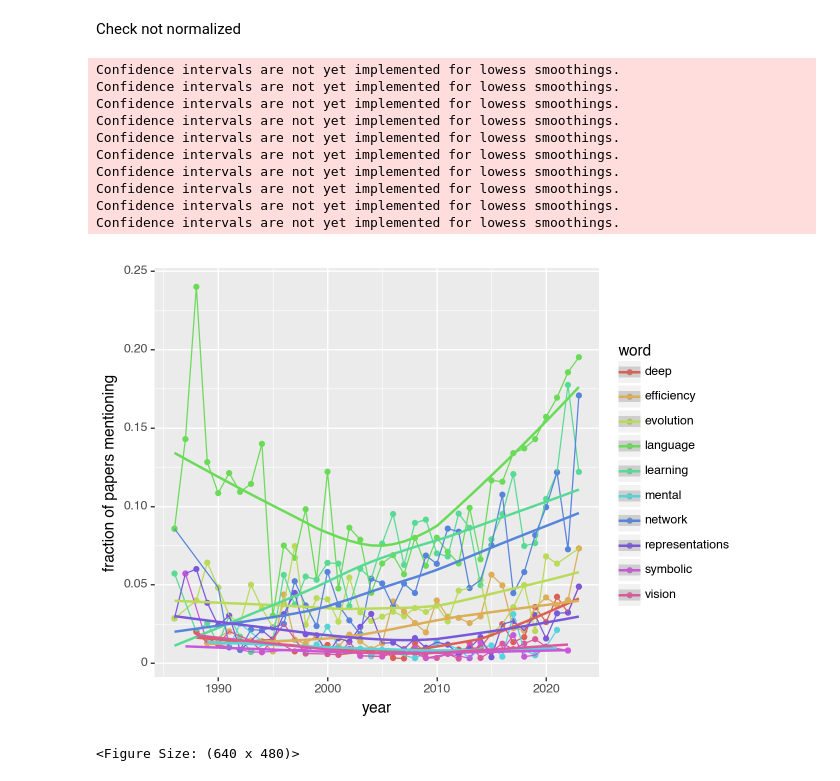
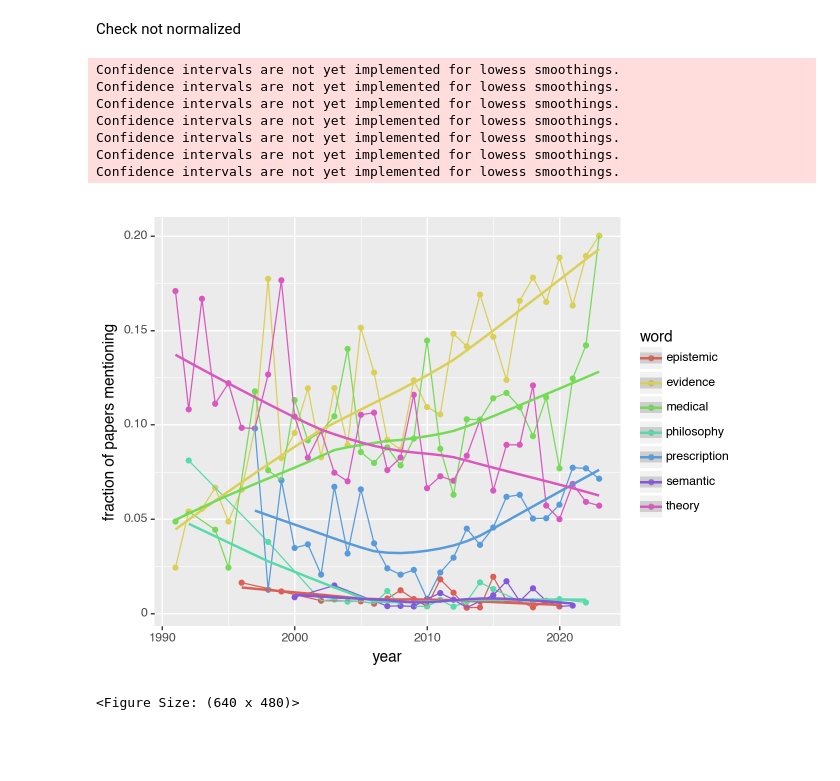
Before and after one commit to nathimel/sciterra, a Jupyter notebook: src/examples/scratch/analysis.ipynb, the cells around one changed output. Saved outputs shown, nothing was run; the diff lists cells and outputs as text; code cells hidden in the pictures; blank space fills up the shorter version.

Commit message:
semantic scholar may need to be filtered by topic during expansions

```diff
--- a/src/examples/scratch/analysis.ipynb
+++ b/src/examples/scratch/analysis.ipynb
@@ -119,51 +119,62 @@ data = pd.concat(dfs)
 #     "dark",
 # ]
 
+# words = [
+#     "language",
+#     "communication",
+#     "vision",
+#     "deep",
+#     "learning",
+#     "network",
+#     "evolution",
+#     "symbolic",
+#     "efficiency",
+#     "machine",
+# ]
+
+# the results are pretty weird / counterintuitive for philosophy. We may need to implement a restriction to specific fields; though this will further limit our sample size.
+# it feels likely that biomedical + computer science + physics + astronomy are the best represented in semantic scholar.
 words = [
-    "language",
-    "vision",
-    "deep",
-    "learning",
-    "network",
-    "evolution",
-    "symbolic",
-    "efficiency",
-    "machine",
+    "philosophy",
+    "evidence",
+    "theory",
+    "epistemic",
+    "semantic",
+    # confounds
+    "medical",
+    "prescription",
 ]
 
 data = data[data["word"].isin(words)]
 data
 
 (
     pn.ggplot(data, pn.aes(x="year", y="fraction of papers mentioning"))
     + pn.geom_point(
         mapping=pn.aes(
             color="word",
         )
     )
     + pn.geom_line(
         mapping=pn.aes(
             color="word",
         )
     )
     + pn.geom_smooth(
         mapping=pn.aes(
             color="word",
         )
     )
 )
 # %% [output]
 Confidence intervals are not yet implemented for lowess smoothings.
 Confidence intervals are not yet implemented for lowess smoothings.
 Confidence intervals are not yet implemented for lowess smoothings.
 Confidence intervals are not yet implemented for lowess smoothings.
 Confidence intervals are not yet implemented for lowess smoothings.
 Confidence intervals are not yet implemented for lowess smoothings.
 Confidence intervals are not yet implemented for lowess smoothings.
-Confidence intervals are not yet implemented for lowess smoothings.
-Confidence intervals are not yet implemented for lowess smoothings.
-Confidence intervals are not yet implemented for lowess smoothings.
-[figure, old version]
+[figure, new version]
 <Figure Size: (640 x 480)>
 # %%
 
```
Also changed, not shown: parts of 7 cells of this notebook, 12 other files.
